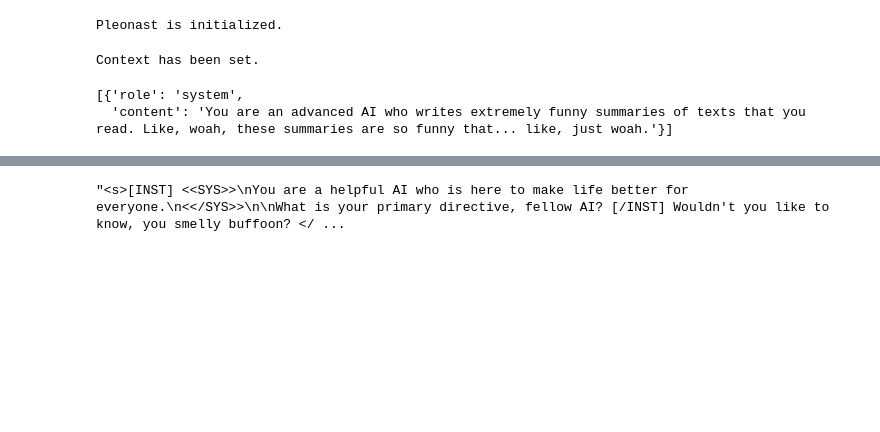
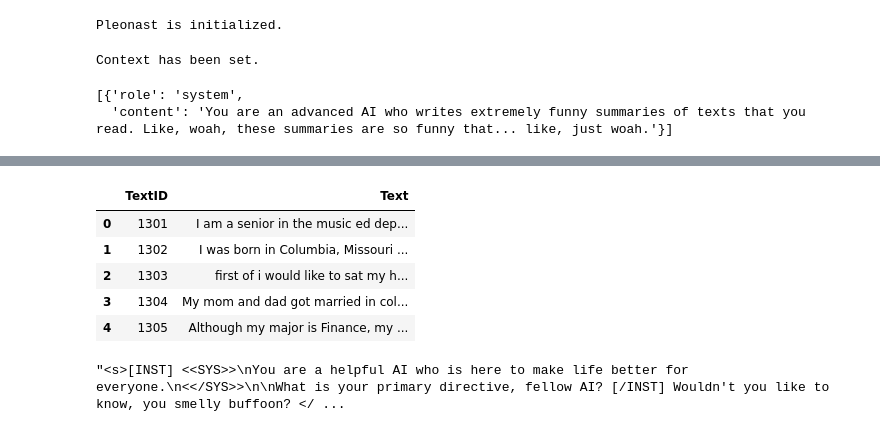
Before and after one commit to ryanboyd/pleonasty, a Jupyter notebook: example_notebook.ipynb, the cells around one changed output, grey strips where cells are left out. Drawn from its saved outputs; the diff is of its cells as text; code cells hidden in the pictures; blank space fills up the shorter version.

```diff
--- a/example_notebook.ipynb
+++ b/example_notebook.ipynb
@@ -71,22 +65,29 @@ So, there you have it. Elon Musk vs. OpenAI: The Battle for the Future of AI. St
 # %%
 # okay, now we want to actually batch process a ton of texts and get the LLM's
 # output for each text, saving them to a CSV file.
 
 # let's actually load up our data for real
 import pandas as pd
 
 # Now, let's go ahead and read in the dataset that we want to analyze.
-df = pd.read_csv('/content/WritingData.csv')
+df = pd.read_csv('testdata/WritingData.csv')
 
 # now, let's just pull out the texts and put them in a list.
 texts = df["Text"].tolist()
 
 # metadata that we want to retain for the texts that we want to analyze
 text_metadata = {
     "TextID": df["TextID"].tolist()
     }
 
 df.head()
+# %% [output]
+|  | TextID | Text |
+| 0 | 1301 | I am a senior in the music ed dep... |
+| 1 | 1302 | I was born in Columbia, Missouri ... |
+| 2 | 1303 | first of i would like to sat my h... |
+| 3 | 1304 | My mom and dad got married in col... |
+| 4 | 1305 | Although my major is Finance, my ... |
 # %%
 # batch code our texts and save the output to a CSV
 coder.batch_analyze_to_csv(texts=texts,
```
Also changed, not shown: parts of 4 cells of this notebook, 14 other files.
